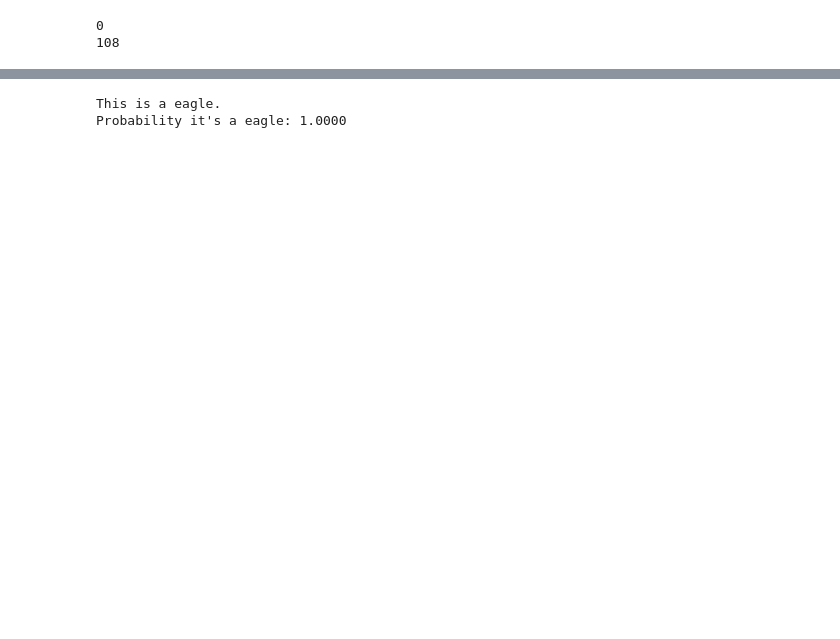
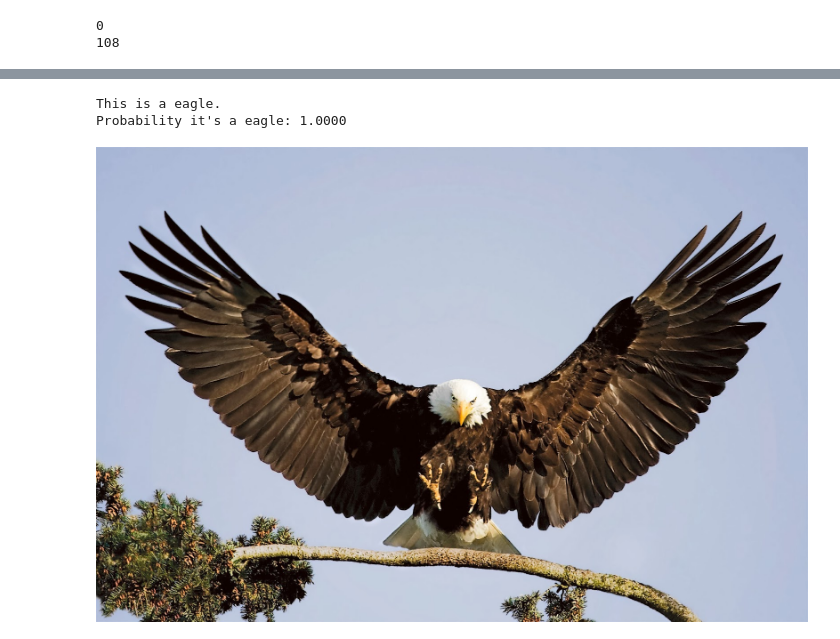
Before and after one commit to Akshad135/eagle_classification, a Jupyter notebook: basic_classification.ipynb, the cells around one changed output, grey strips where cells are left out. Saved outputs shown, nothing was run; the diff lists cells and outputs as text; code cells hidden in the pictures; blank space fills up the shorter version.

Commit message:
updated fn to display the img

```diff
--- a/basic_classification.ipynb
+++ b/basic_classification.ipynb
@@ -92,8 +93,12 @@ learn.fine_tune(6)
 # %%
-is_eagle,_,prob = learn.predict(PILImage.create('eagle.jpg'))
+
+img = PILImage.create('eagle.jpg')
+is_eagle,_,prob = learn.predict(img)
 print(f"This is a {is_eagle}.")
 print(f"Probability it's a eagle: {prob[0]:.4f}")
+display(img)
 # %% [output]
 [interactive output not drawn]
 This is a eagle.
 Probability it's a eagle: 1.0000
+[figure, added]
```
Also changed, not shown: parts of 5 cells of this notebook.
